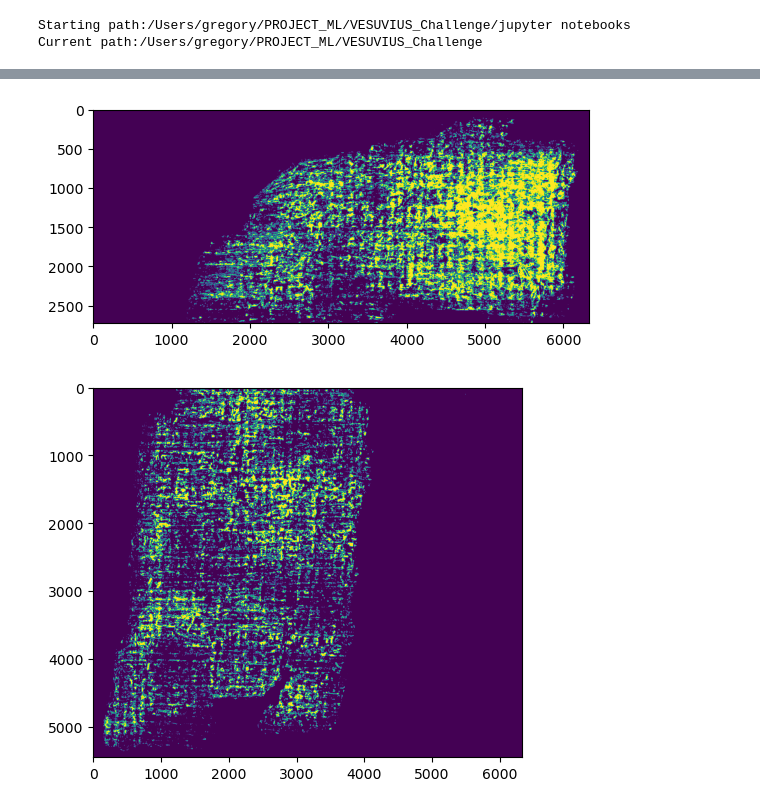
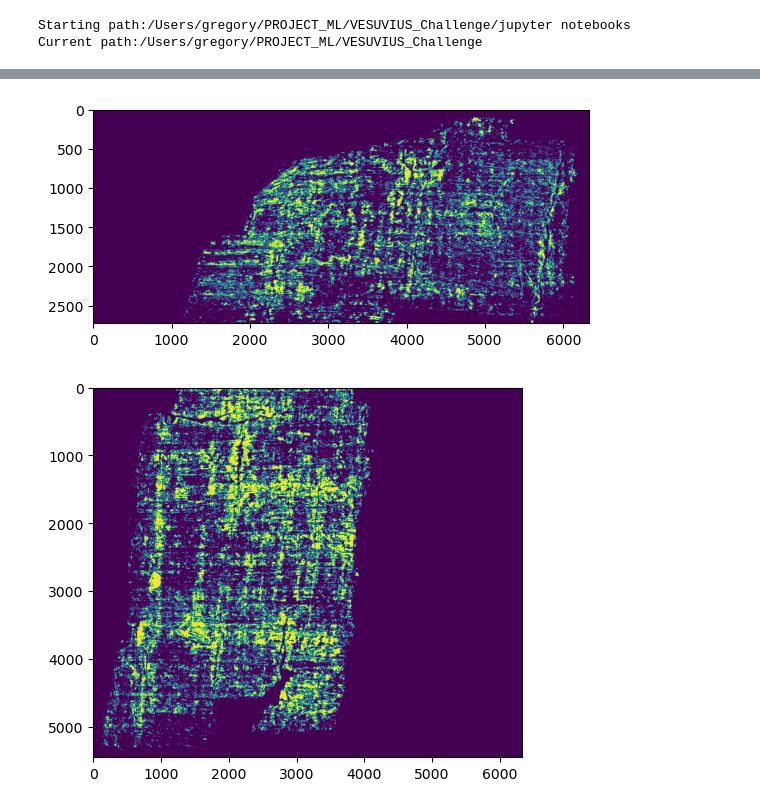
Before and after one commit to gmarus777/VESUVIUS_Challenge, a Jupyter notebook: jupyter notebooks/LOCAL PVT PREDICTIONS.ipynb, the cells around one changed output, grey strips where cells are left out. Saved outputs shown, nothing was run; the diff lists cells and outputs as text; code cells hidden in the pictures.

```diff
--- a/jupyter notebooks/LOCAL PVT PREDICTIONS.ipynb
+++ b/jupyter notebooks/LOCAL PVT PREDICTIONS.ipynb
@@ -52,5 +52,5 @@ import gc
 # %%
-CHECKPOINT = 'logs/gcp_checkpoints/PVT_FPN_bce50epoch_9.ckpt'
+CHECKPOINT = 'logs/gcp_checkpoints/PVT_FPN_bce50epoch_6.ckpt'
 SAMPLE_SUBMISSION = 'kaggle/input/vesuvius-challenge-ink-detection/sample_submission.csv'
 
 
@@ -434,21 +434,21 @@ mask_count_min: 1.0
 # %%
-THRESHOLD = 0.14
+THRESHOLD = 0.12
 for image in outputs:
     mask_pred = image
     mask_pred = (mask_pred >= THRESHOLD).astype(int)
     plt.imshow(mask_pred)
     plt.show()
 
 
 
 
 
 
 
 
 
     gc.collect()
     torch.cuda.empty_cache()
 # %% [output]
-[figure, old version]
+[figure, new version]
-[figure, old version]
+[figure, new version]
```
Also changed, not shown: parts of 3 cells of this notebook, 5 other files.
